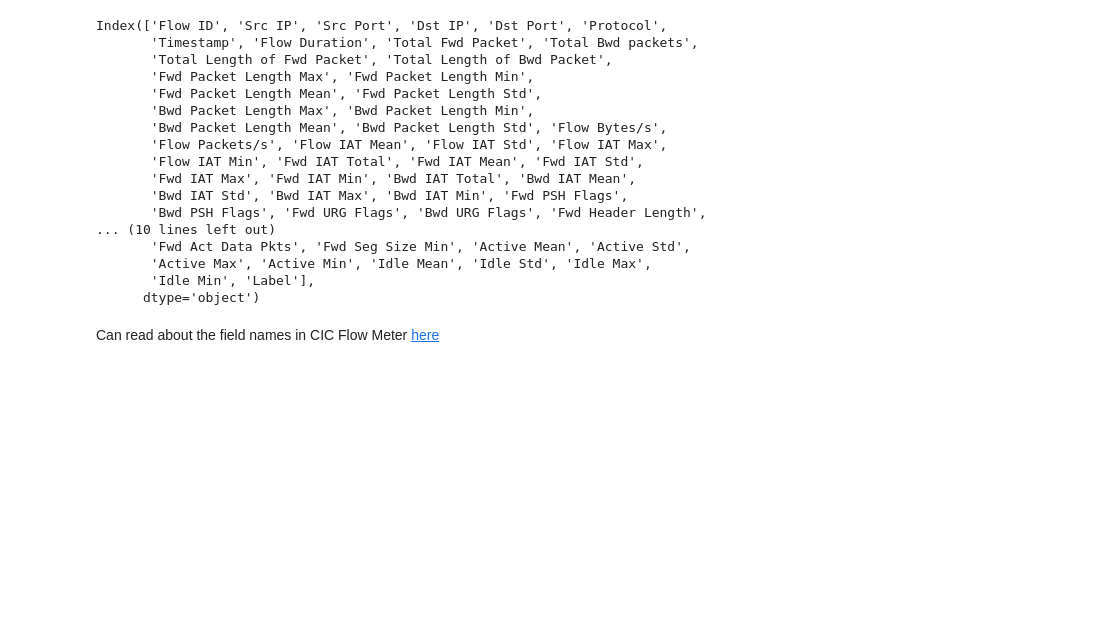
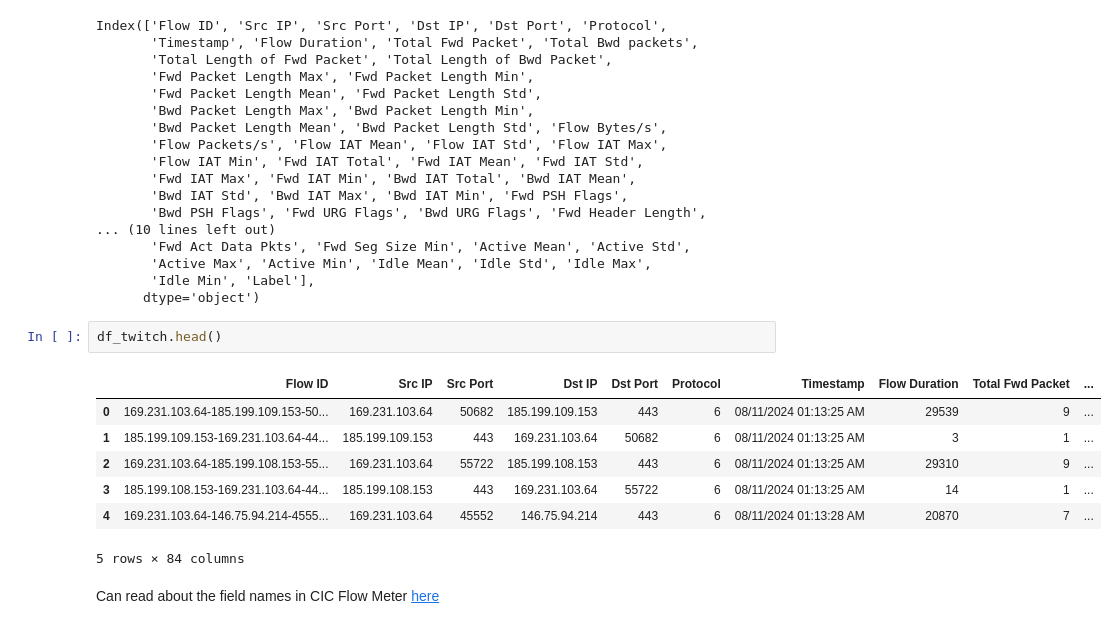
Before and after one commit to andrew200356/cs190n, a Jupyter notebook: discussions/week6/preprocess_and_train_model.ipynb, the cells around one changed output. Cells and saved outputs as stored; diff of their text form; blank space fills up the shorter version.

```diff
--- a/discussions/week6/preprocess_and_train_model.ipynb
+++ b/discussions/week6/preprocess_and_train_model.ipynb
@@ -267,6 +280,16 @@ Index(['Flow ID', 'Src IP', 'Src Port', 'Dst IP', 'Dst Port', 'Protocol',
        'Active Max', 'Active Min', 'Idle Mean', 'Idle Std', 'Idle Max',
        'Idle Min', 'Label'],
       dtype='object')
+# %%
+df_twitch.head()
+# %% [output]
+|  | Flow ID | Src IP | Src Port | Dst IP | Dst Port | Protocol | Timestamp | Flow Duration | Total Fwd Packet | ... |
+| 0 | 169.231.103.64-185.199.109.153-50... | 169.231.103.64 | 50682 | 185.199.109.153 | 443 | 6 | 08/11/2024 01:13:25 AM | 29539 | 9 | ... |
+| 1 | 185.199.109.153-169.231.103.64-44... | 185.199.109.153 | 443 | 169.231.103.64 | 50682 | 6 | 08/11/2024 01:13:25 AM | 3 | 1 | ... |
+| 2 | 169.231.103.64-185.199.108.153-55... | 169.231.103.64 | 55722 | 185.199.108.153 | 443 | 6 | 08/11/2024 01:13:25 AM | 29310 | 9 | ... |
+| 3 | 185.199.108.153-169.231.103.64-44... | 185.199.108.153 | 443 | 169.231.103.64 | 55722 | 6 | 08/11/2024 01:13:25 AM | 14 | 1 | ... |
+| 4 | 169.231.103.64-146.75.94.214-4555... | 169.231.103.64 | 45552 | 146.75.94.214 | 443 | 6 | 08/11/2024 01:13:28 AM | 20870 | 7 | ... |
+5 rows × 84 columns
 # %% [markdown]
 Can read about the field names in CIC Flow Meter [here](https://github.com/ahlashkari/CICFlowMeter/blob/master/ReadMe.txt)
 # %% [markdown]
```
Also changed, not shown: parts of 5 cells of this notebook.
